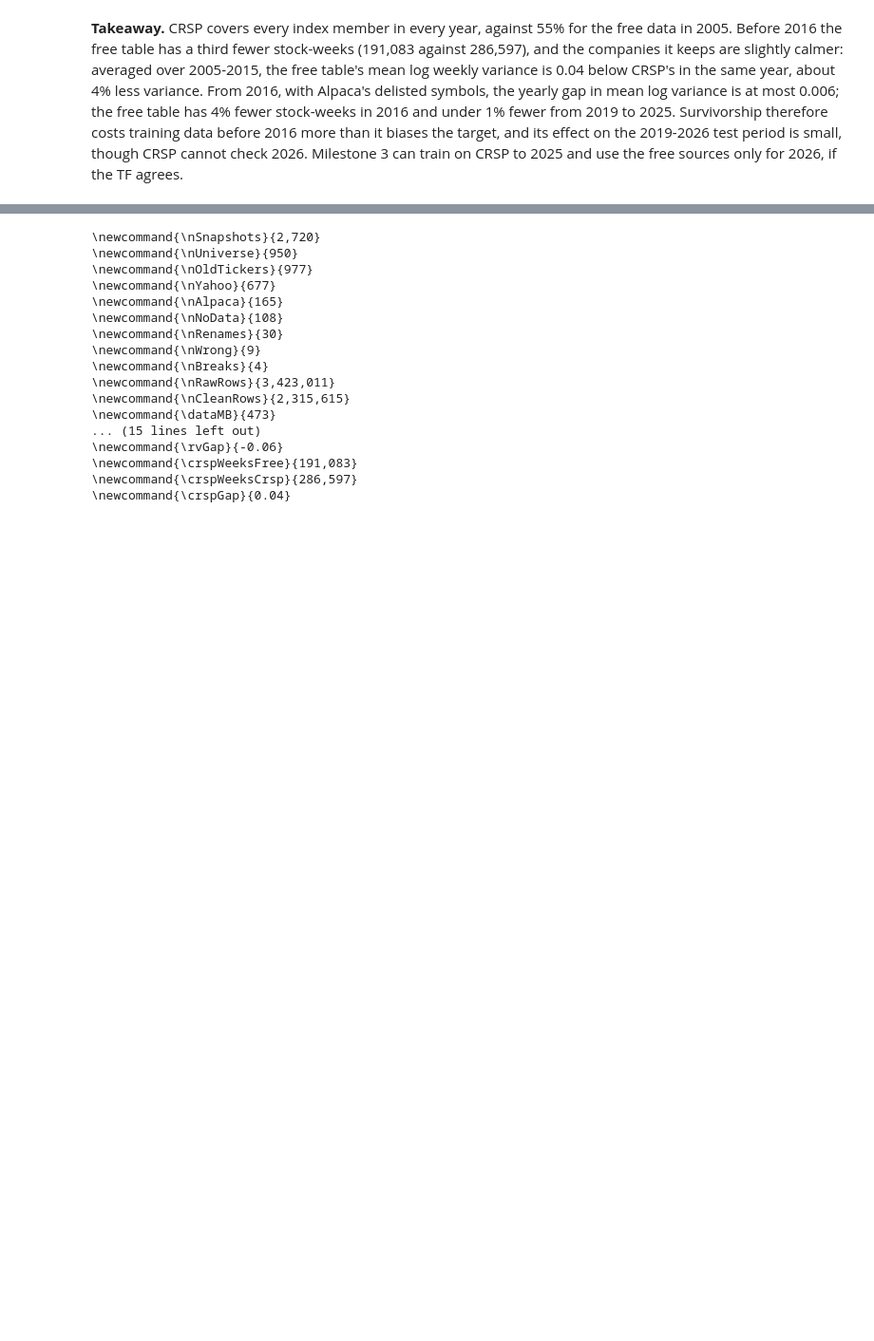
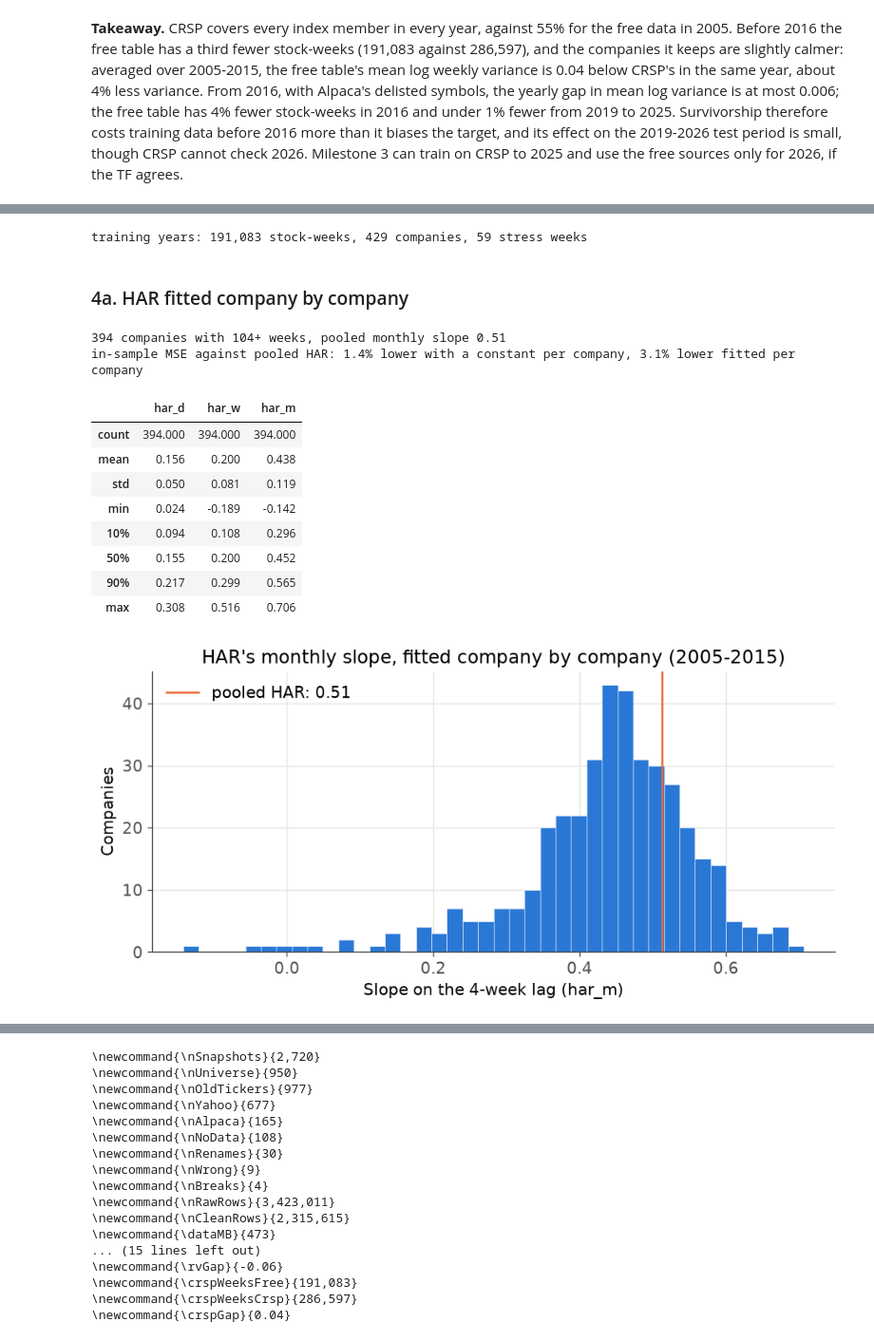
Before and after one commit to qqgjyx/AC-209A_VolForecast, a Jupyter notebook: ms2.ipynb, the cells around one changed output, grey strips where cells are left out. Shown at 95% size. Cells and saved outputs as stored; diff of their text form; code cells hidden in the pictures; blank space fills up the shorter version.

```diff
--- a/ms2.ipynb
+++ b/ms2.ipynb
@@ -629,0 +642,35 @@ the free sources only for 2026, if the TF agrees.
+# %%
+# Prior: the training years of the modeling table, with the stress label of 3h
+from volforecast import prior_findings as pf
+
+train = pf.train_rows(table.assign(stress=stress))
+print(f"training years: {len(train):,} stock-weeks, {train['ticker'].nunique()} companies, "
+      f"{train.loc[train['stress'], 'week'].nunique()} stress weeks")
+# %% [output]
+training years: 191,083 stock-weeks, 429 companies, 59 stress weeks
+# %% [markdown]
+### 4a. HAR fitted company by company
+# %%
+# Prior 1: HAR per company, and pooled HAR with and without a constant per company
+coefs = pf.har_by_stock(train)
+gain = pf.pooling_gain(train)
+pf.plot_har_slopes(coefs, gain["pooled_har_m"], IMAGES_PATH / "prior_1_har_slopes.png")
+cut_constant = 1 - gain["pooled_with_constant"] / gain["pooled"]
+cut_per_stock = 1 - gain["per_stock"] / gain["pooled"]
+print(f"{len(coefs)} companies with {pf.MIN_WEEKS}+ weeks, pooled monthly slope {gain['pooled_har_m']:.2f}")
+print(f"in-sample MSE against pooled HAR: {cut_constant:.1%} lower with a constant per company, "
+      f"{cut_per_stock:.1%} lower fitted per company")
+coefs[pf.HAR].describe(percentiles=[0.1, 0.5, 0.9]).round(3)
+# %% [output]
+394 companies with 104+ weeks, pooled monthly slope 0.51
+in-sample MSE against pooled HAR: 1.4% lower with a constant per company, 3.1% lower fitted per company
+|  | har_d | har_w | har_m |
+| count | 394.000 | 394.000 | 394.000 |
+| mean | 0.156 | 0.200 | 0.438 |
+| std | 0.050 | 0.081 | 0.119 |
+| min | 0.024 | -0.189 | -0.142 |
+| 10% | 0.094 | 0.108 | 0.296 |
+| 50% | 0.155 | 0.200 | 0.452 |
+| 90% | 0.217 | 0.299 | 0.565 |
+| max | 0.308 | 0.516 | 0.706 |
+[figure, added]
```
Also changed, not shown: parts of 21 cells of this notebook, 6 other files.
